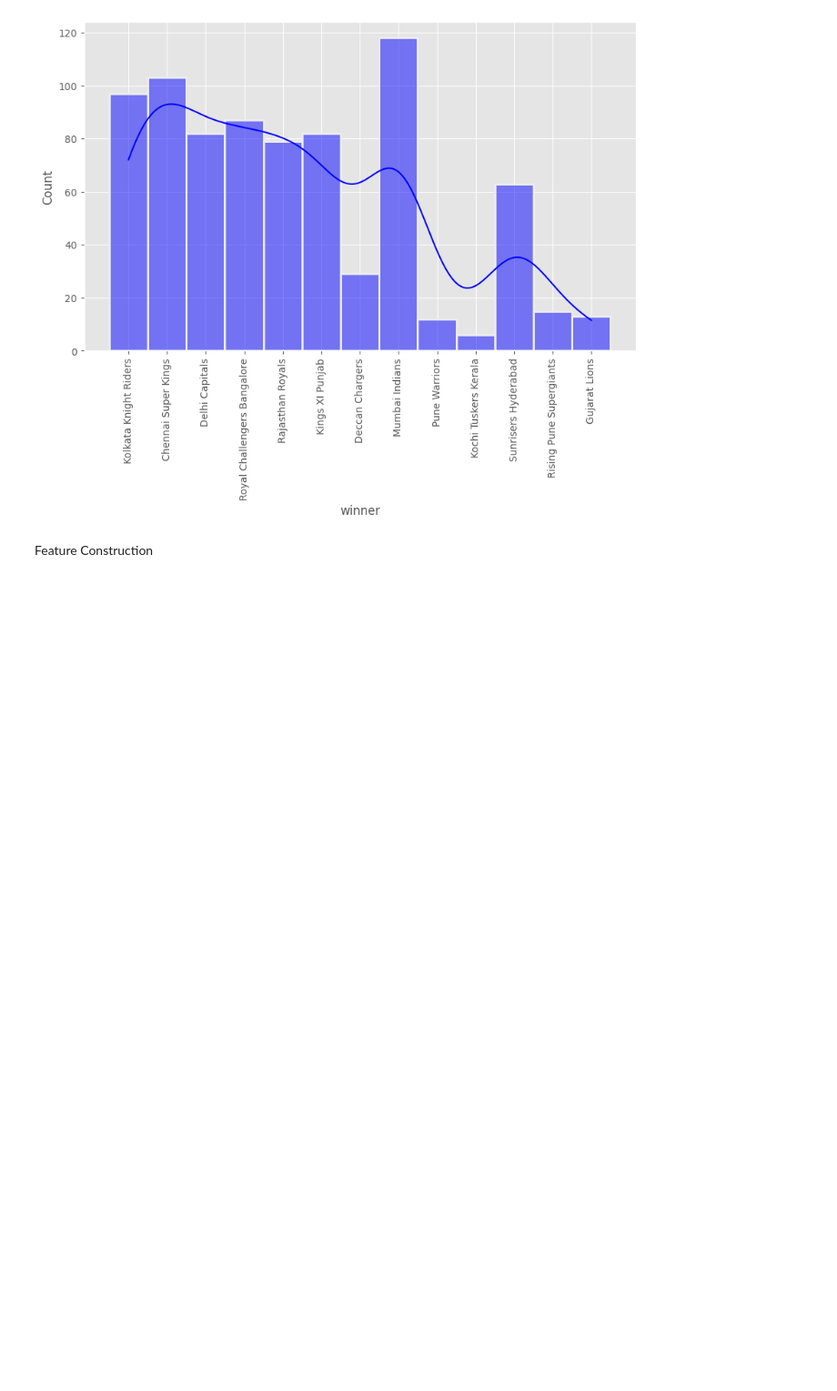
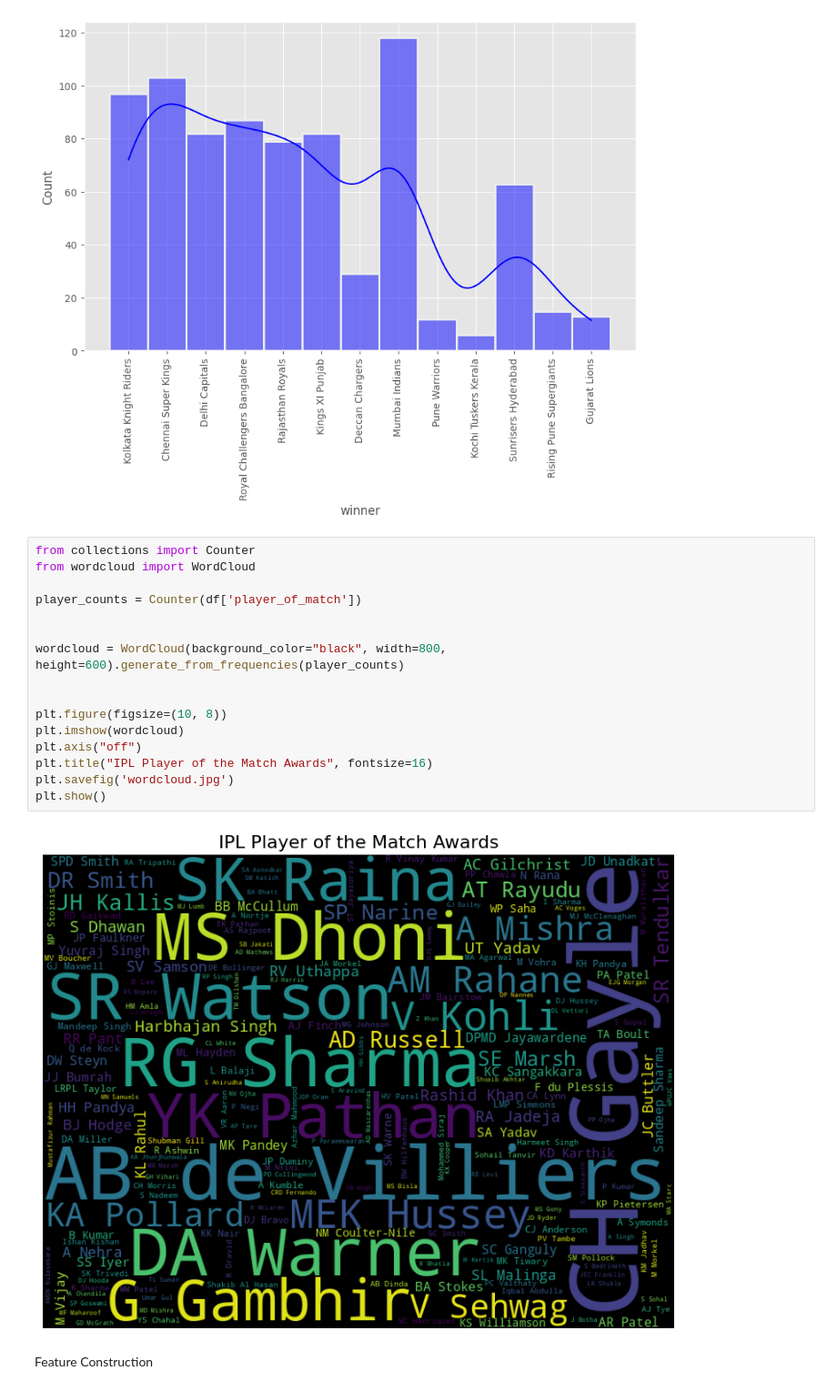
Before and after one commit to Diwash17/IPL-project-, a Jupyter notebook: IPLDataAnalysis.ipynb, the cells around one changed output. Shown at 91% size. Cells and saved outputs as stored; diff of their text form; blank space fills up the shorter version.

```diff
--- a/IPLDataAnalysis.ipynb
+++ b/IPLDataAnalysis.ipynb
@@ -474,6 +475,24 @@ sns.histplot(df['winner'],linewidth=2,color='blue', kde = True)
 # %% [output]
 <Axes: xlabel='winner', ylabel='Count'>
 [figure]
+# %%
+from collections import Counter
+from wordcloud import WordCloud
+
+player_counts = Counter(df['player_of_match'])
+
+
+wordcloud = WordCloud(background_color="black", width=800, height=600).generate_from_frequencies(player_counts)
+
+
+plt.figure(figsize=(10, 8))
+plt.imshow(wordcloud)
+plt.axis("off")
+plt.title("IPL Player of the Match Awards", fontsize=16)
+plt.savefig('wordcloud.jpg')
+plt.show()
+# %% [output]
+[figure, added]
 # %% [markdown]
 Feature Construction
 # %%
```
Also changed, not shown: parts of 9 cells of this notebook.
